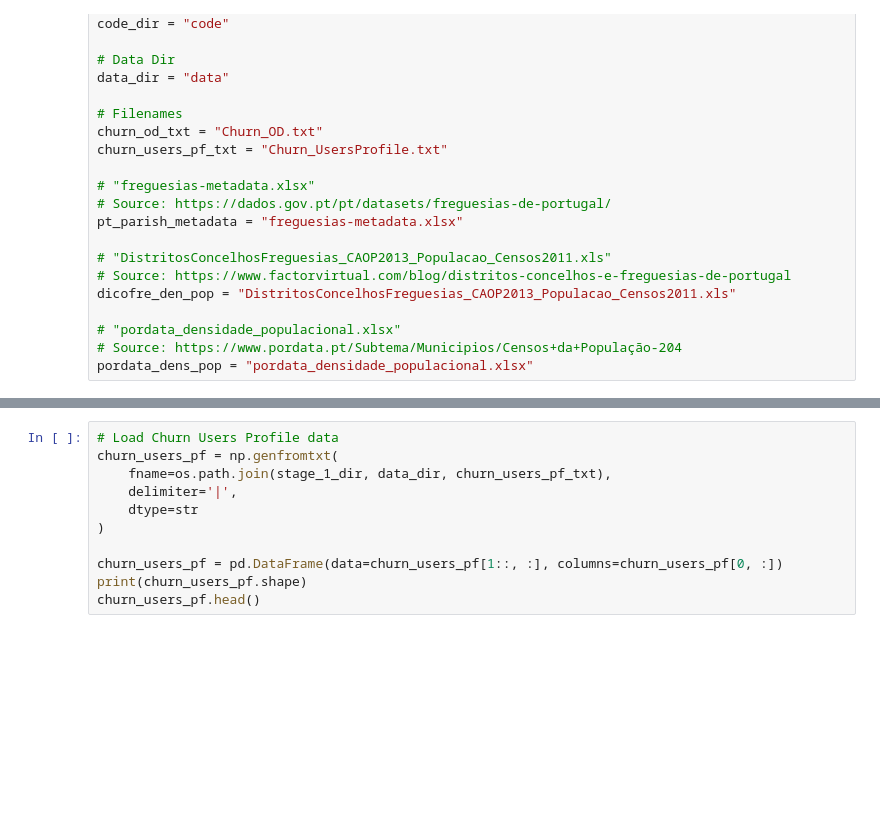
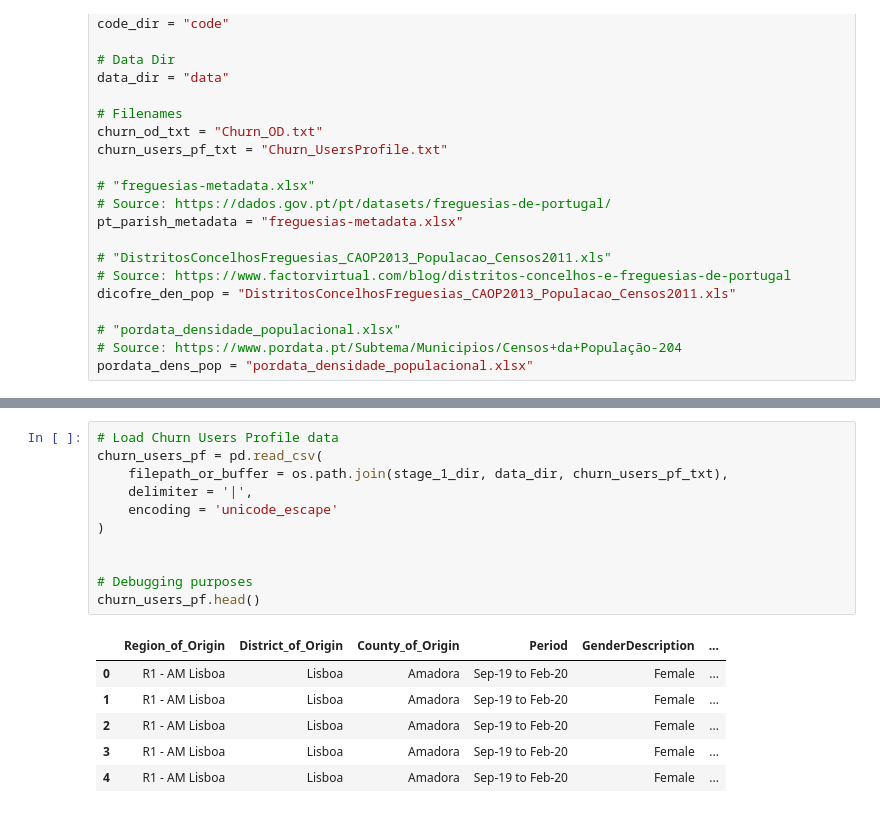
Before and after one commit to TiagoFilipeSousaGoncalves/wdl-tech-moguls, a Jupyter notebook: task1.ipynb, the cells around one changed output, grey strips where cells are left out. Cells and saved outputs as stored; diff of their text form; blank space fills up the shorter version.

```diff
--- a/task1.ipynb
+++ b/task1.ipynb
@@ -46,13 +51,20 @@ FileNotFoundError: [Errno 2] No such file or directory: 'stage-1/data/Churn_OD.t
 # %%
 # Load Churn Users Profile data
-churn_users_pf = np.genfromtxt(
-    fname=os.path.join(stage_1_dir, data_dir, churn_users_pf_txt),
-    delimiter='|',
-    dtype=str
+churn_users_pf = pd.read_csv(
+    filepath_or_buffer = os.path.join(stage_1_dir, data_dir, churn_users_pf_txt),
+    delimiter = '|',
+    encoding = 'unicode_escape'
 )
 
-churn_users_pf = pd.DataFrame(data=churn_users_pf[1::, :], columns=churn_users_pf[0, :])
-print(churn_users_pf.shape)
+
+# Debugging purposes
 churn_users_pf.head()
+# %% [output]
+|  | Region_of_Origin | District_of_Origin | County_of_Origin | Period | GenderDescription | ... |
+| 0 | R1 - AM Lisboa | Lisboa | Amadora | Sep-19 to Feb-20 | Female | ... |
+| 1 | R1 - AM Lisboa | Lisboa | Amadora | Sep-19 to Feb-20 | Female | ... |
+| 2 | R1 - AM Lisboa | Lisboa | Amadora | Sep-19 to Feb-20 | Female | ... |
+| 3 | R1 - AM Lisboa | Lisboa | Amadora | Sep-19 to Feb-20 | Female | ... |
+| 4 | R1 - AM Lisboa | Lisboa | Amadora | Sep-19 to Feb-20 | Female | ... |
 # %%
 # Load Parish Metadata
```
Also changed, not shown: parts of 11 cells of this notebook, 2 other files.
